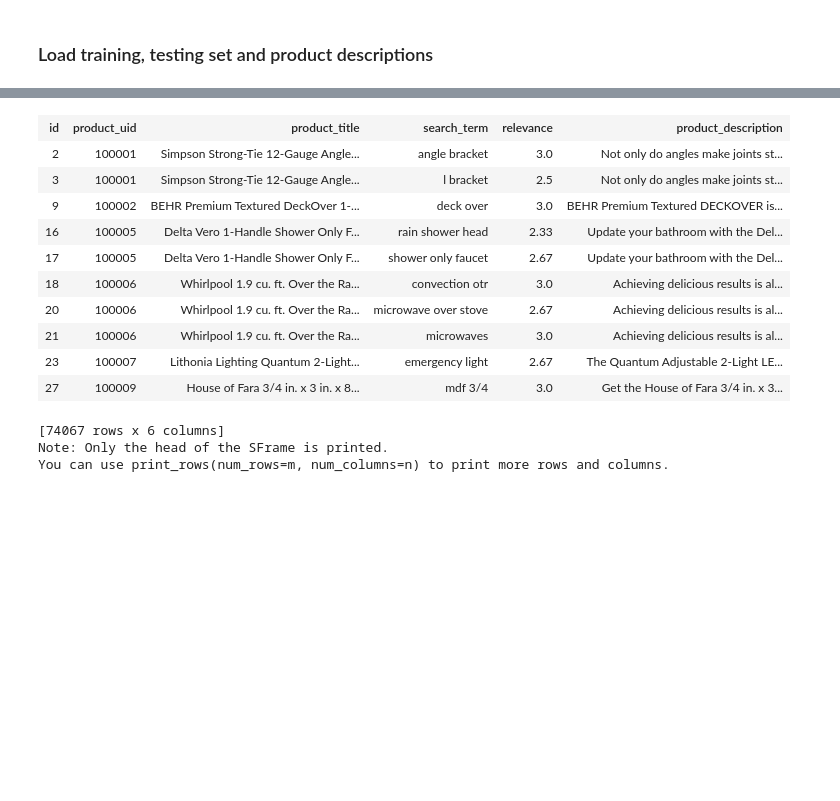
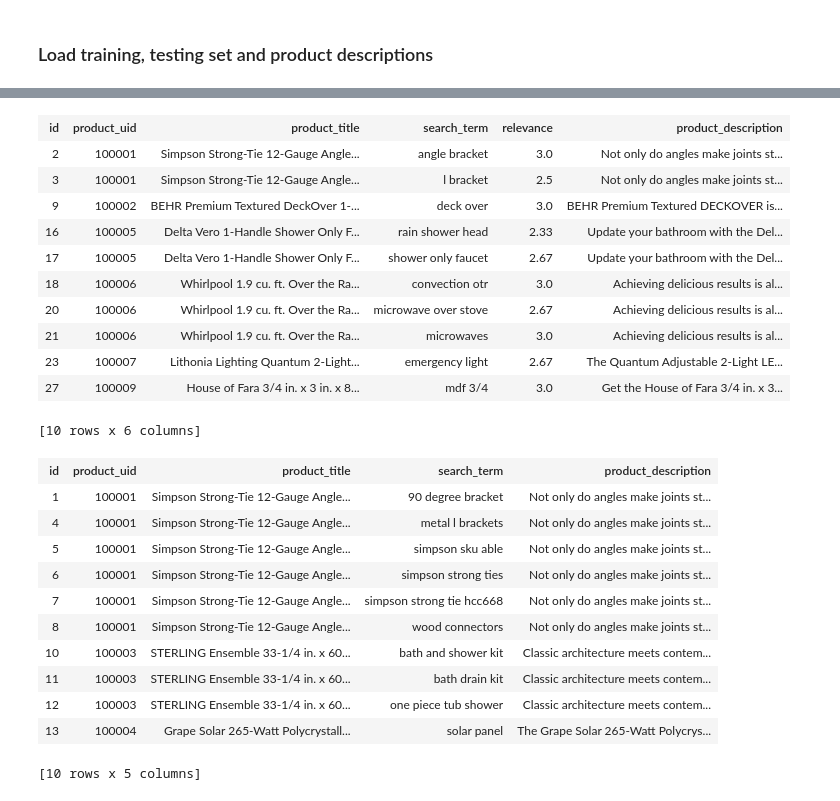
Before and after one commit to jamessdixon/Kaggle.HomeDepot, a Jupyter notebook: ProjectSearchRelevance.Python/Home Depot Product Search Relevance with LabGraph Create.ipynb, the cells around one changed output, grey strips where cells are left out. Cells and saved outputs as stored; diff of their text form; code cells hidden in the pictures; blank space fills up the shorter version.

```diff
--- a/ProjectSearchRelevance.Python/Home Depot Product Search Relevance with LabGraph Create.ipynb
+++ b/ProjectSearchRelevance.Python/Home Depot Product Search Relevance with LabGraph Create.ipynb
@@ -133,7 +105,7 @@ train.show()
 # %%
 train = train.join(desc, on = 'product_uid', how = 'left')
 # %%
-train
+train.head()
 # %% [output]
 | id | product_uid | product_title | search_term | relevance | product_description |
 | 2 | 100001 | Simpson Strong-Tie 12-Gauge Angle... | angle bracket | 3.0 | Not only do angles make joints st... |
@@ -146,6 +118,21 @@ train
 | 21 | 100006 | Whirlpool 1.9 cu. ft. Over the Ra... | microwaves | 3.0 | Achieving delicious results is al... |
 | 23 | 100007 | Lithonia Lighting Quantum 2-Light... | emergency light | 2.67 | The Quantum Adjustable 2-Light LE... |
 | 27 | 100009 | House of Fara 3/4 in. x 3 in. x 8... | mdf 3/4 | 3.0 | Get the House of Fara 3/4 in. x 3... |
-[74067 rows x 6 columns]
-Note: Only the head of the SFrame is printed.
-You can use print_rows(num_rows=m, num_columns=n) to print more rows and columns.
+[10 rows x 6 columns]
+# %%
+test = test.join(desc, on = 'product_uid', how = 'left')
+# %%
+test.head()
+# %% [output]
+| id | product_uid | product_title | search_term | product_description |
+| 1 | 100001 | Simpson Strong-Tie 12-Gauge Angle... | 90 degree bracket | Not only do angles make joints st... |
+| 4 | 100001 | Simpson Strong-Tie 12-Gauge Angle... | metal l brackets | Not only do angles make joints st... |
+| 5 | 100001 | Simpson Strong-Tie 12-Gauge Angle... | simpson sku able | Not only do angles make joints st... |
+| 6 | 100001 | Simpson Strong-Tie 12-Gauge Angle... | simpson strong ties | Not only do angles make joints st... |
+| 7 | 100001 | Simpson Strong-Tie 12-Gauge Angle... | simpson strong tie hcc668 | Not only do angles make joints st... |
+| 8 | 100001 | Simpson Strong-Tie 12-Gauge Angle... | wood connectors | Not only do angles make joints st... |
+| 10 | 100003 | STERLING Ensemble 33-1/4 in. x 60... | bath and shower kit | Classic architecture meets contem... |
+| 11 | 100003 | STERLING Ensemble 33-1/4 in. x 60... | bath drain kit | Classic architecture meets contem... |
+| 12 | 100003 | STERLING Ensemble 33-1/4 in. x 60... | one piece tub shower | Classic architecture meets contem... |
+| 13 | 100004 | Grape Solar 265-Watt Polycrystall... | solar panel | The Grape Solar 265-Watt Polycrys... |
+[10 rows x 5 columns]
```
Also changed, not shown: parts of 28 cells of this notebook.
